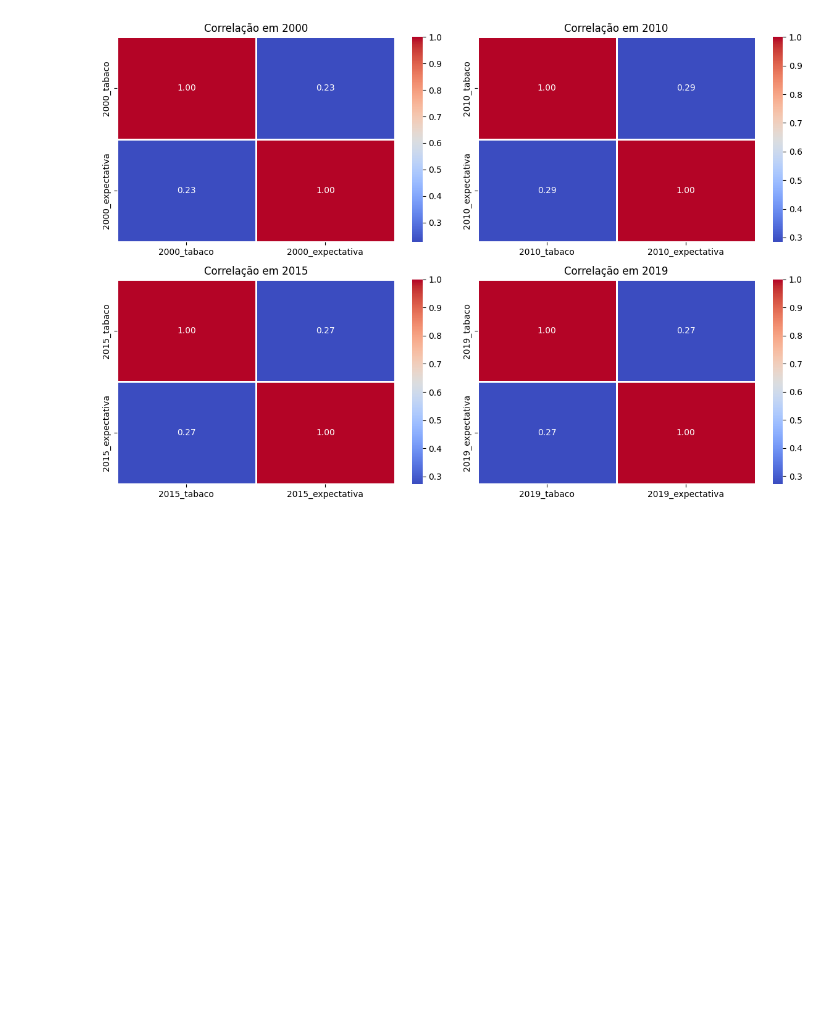
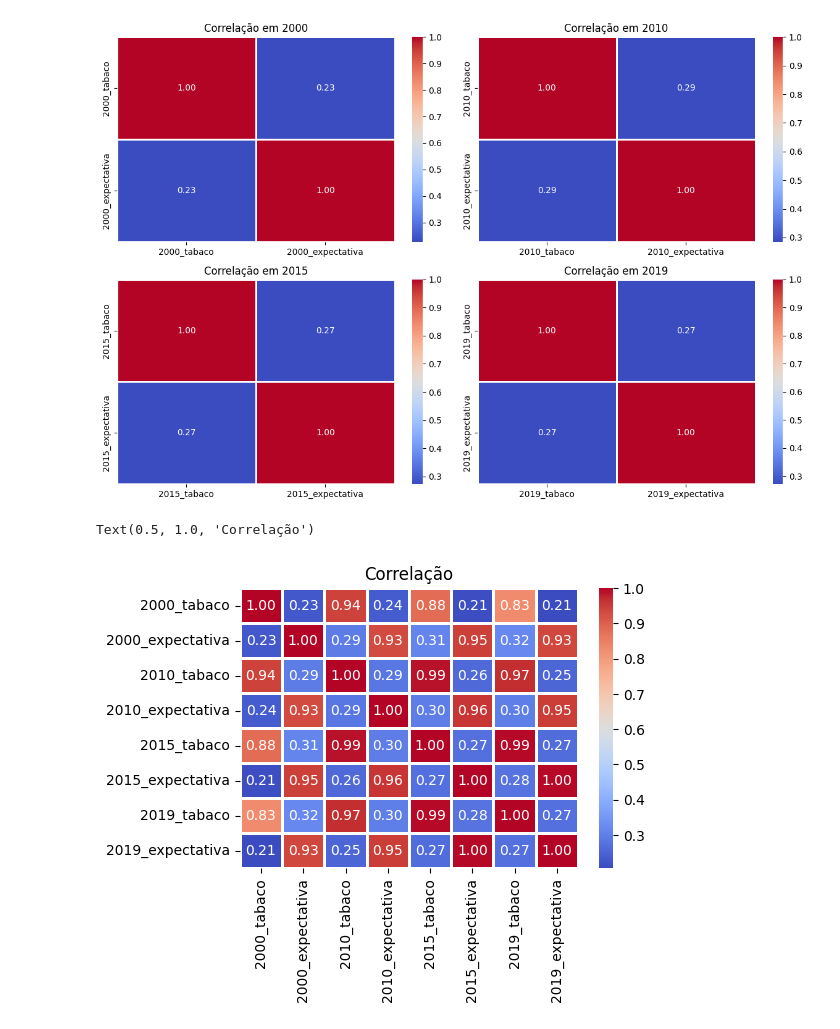
Before and after one commit to marcelomrad/Trabalho_Final_ICD, a Jupyter notebook: analise_saude.ipynb, the cells around one changed output. Drawn from its saved outputs; the diff is of its cells as text; code cells hidden in the pictures; blank space fills up the shorter version.

```diff
--- a/analise_saude.ipynb
+++ b/analise_saude.ipynb
@@ -517,3 +525,17 @@ plt.tight_layout()
 plt.show()
 # %% [output]
 [figure]
+# %%
+#correlação para todos os anos
+
+correlacao = df_exp_nasc_e_tabaco[['2000_tabaco', '2000_expectativa', '2010_tabaco', '2010_expectativa', '2015_tabaco', '2015_expectativa', '2019_tabaco', '2019_expectativa']].corr()
+
+# Plotar as matrizes de correlação como gráficos de calor (heatmaps)
+plt.figure(figsize=(12, 8))
+
+plt.subplot(221)
+sns.heatmap(correlacao, annot=True, cmap='coolwarm', fmt='.2f', linewidths=1)
+plt.title('Correlação')
+# %% [output]
+Text(0.5, 1.0, 'Correlação')
+[figure, added]
```
Also changed, not shown: parts of 9 cells of this notebook, 1 other file.
